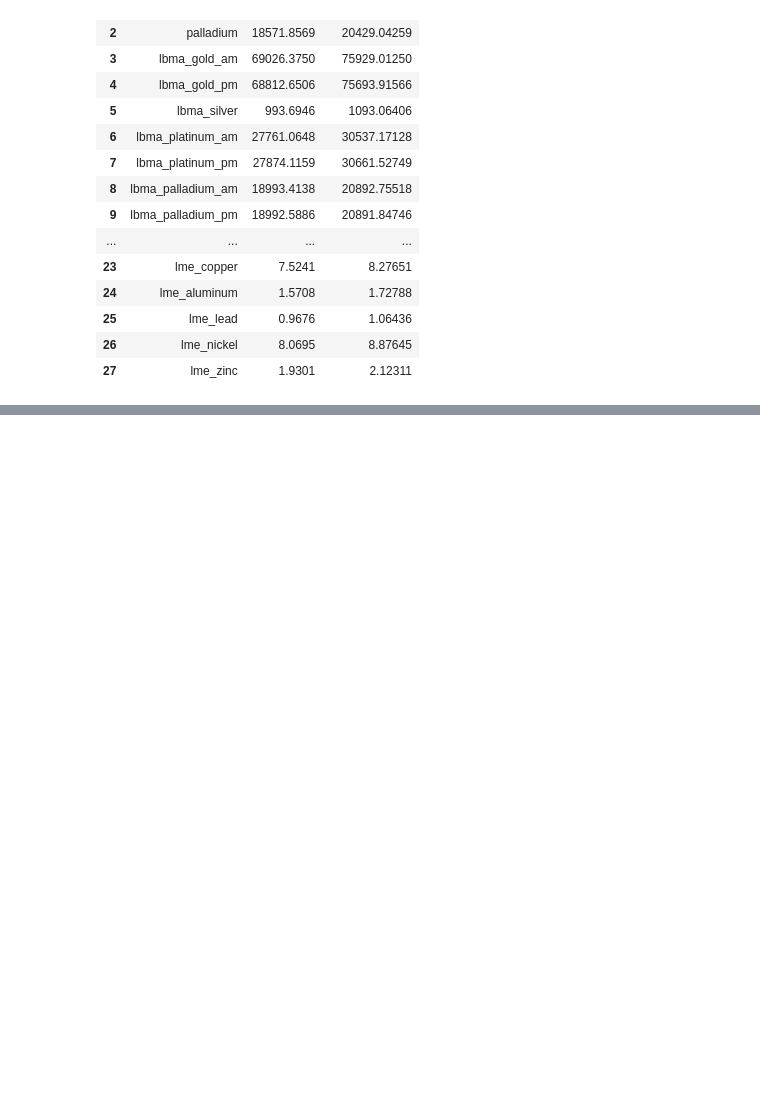
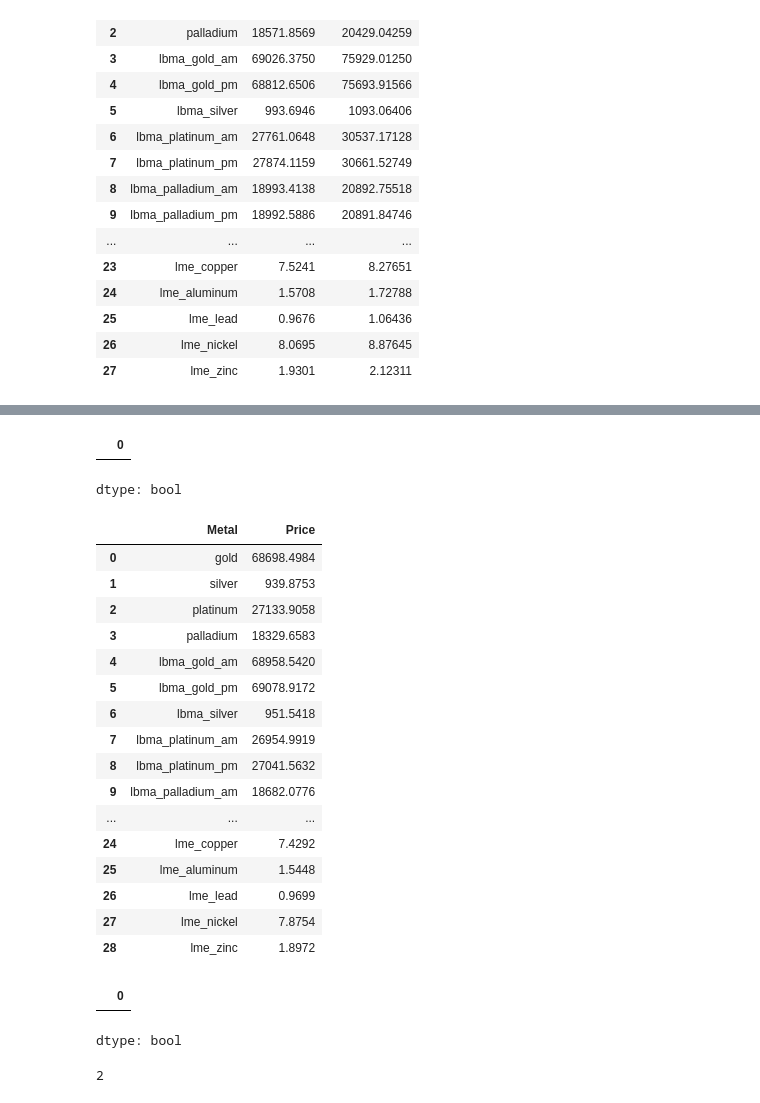
Before and after one commit to Otto-C/Otto-C.github.io, a Jupyter notebook: 01_Bullion_API_Extraction.ipynb, the cells around one changed output, grey strips where cells are left out. Cells and saved outputs as stored; diff of their text form; code cells hidden in the pictures; blank space fills up the shorter version.

```diff
--- a/01_Bullion_API_Extraction.ipynb
+++ b/01_Bullion_API_Extraction.ipynb
@@ -737,0 +747,43 @@ df_test
+# %%
+df_duplicates = df.duplicated()
+df_duplicates[df_duplicates == True]
+# %% [output]
+|  | 0 |
+dtype: bool
+# %%
+df[~df.duplicated()]
+# %% [output]
+|  | Metal | Price |
+| 0 | gold | 68698.4984 |
+| 1 | silver | 939.8753 |
+| 2 | platinum | 27133.9058 |
+| 3 | palladium | 18329.6583 |
+| 4 | lbma_gold_am | 68958.5420 |
+| 5 | lbma_gold_pm | 69078.9172 |
+| 6 | lbma_silver | 951.5418 |
+| 7 | lbma_platinum_am | 26954.9919 |
+| 8 | lbma_platinum_pm | 27041.5632 |
+| 9 | lbma_palladium_am | 18682.0776 |
+| ... | ... | ... |
+| 24 | lme_copper | 7.4292 |
+| 25 | lme_aluminum | 1.5448 |
+| 26 | lme_lead | 0.9699 |
+| 27 | lme_nickel | 7.8754 |
+| 28 | lme_zinc | 1.8972 |
+# %%
+df.duplicated()[df.duplicated() == True]
+# %% [output]
+|  | 0 |
+dtype: bool
+# %%
+#Select *
+#df
+
+#Select Count(*) from df
+len(df) #Counts the rows of the df.
+df.shape[0] #also counts rows
+
+df.shape #counts rows and columns
+df.shape[1] #Counts columns
+# %% [output]
+2
```
Also changed, not shown: parts of 9 cells of this notebook.
